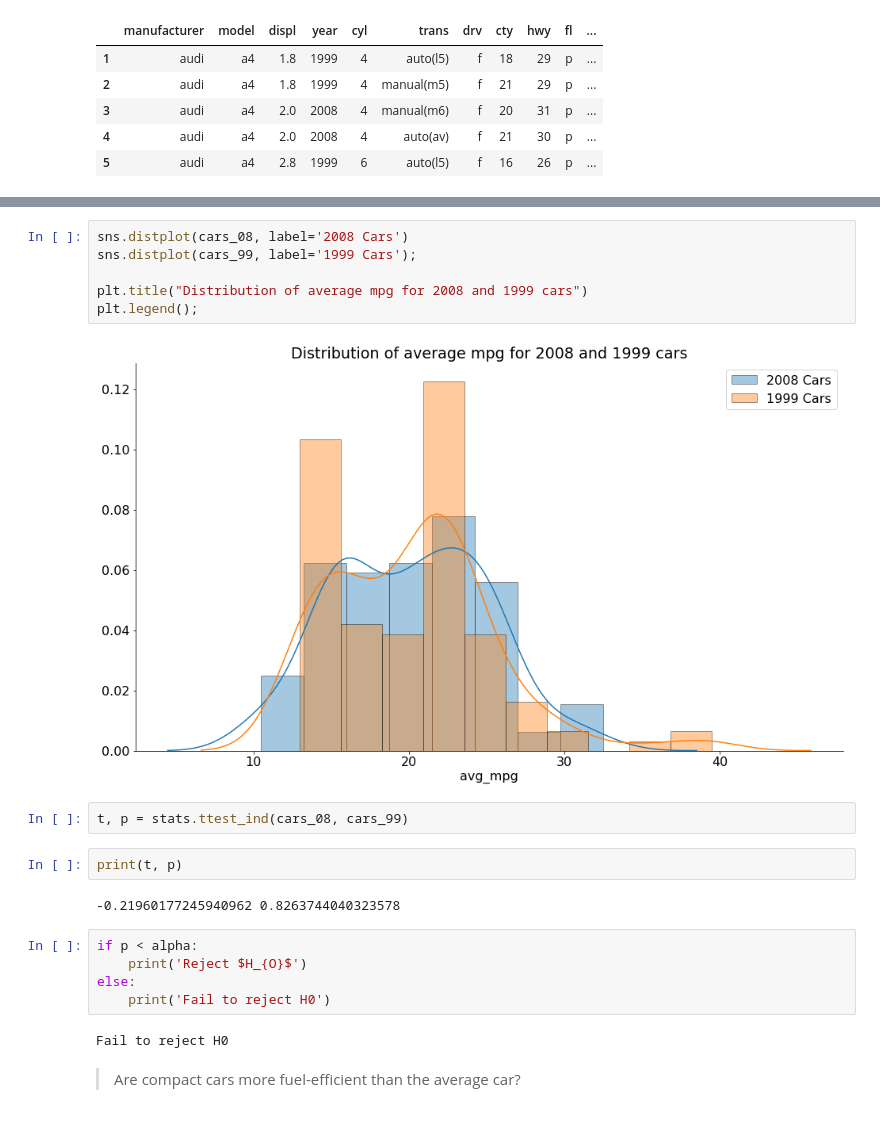
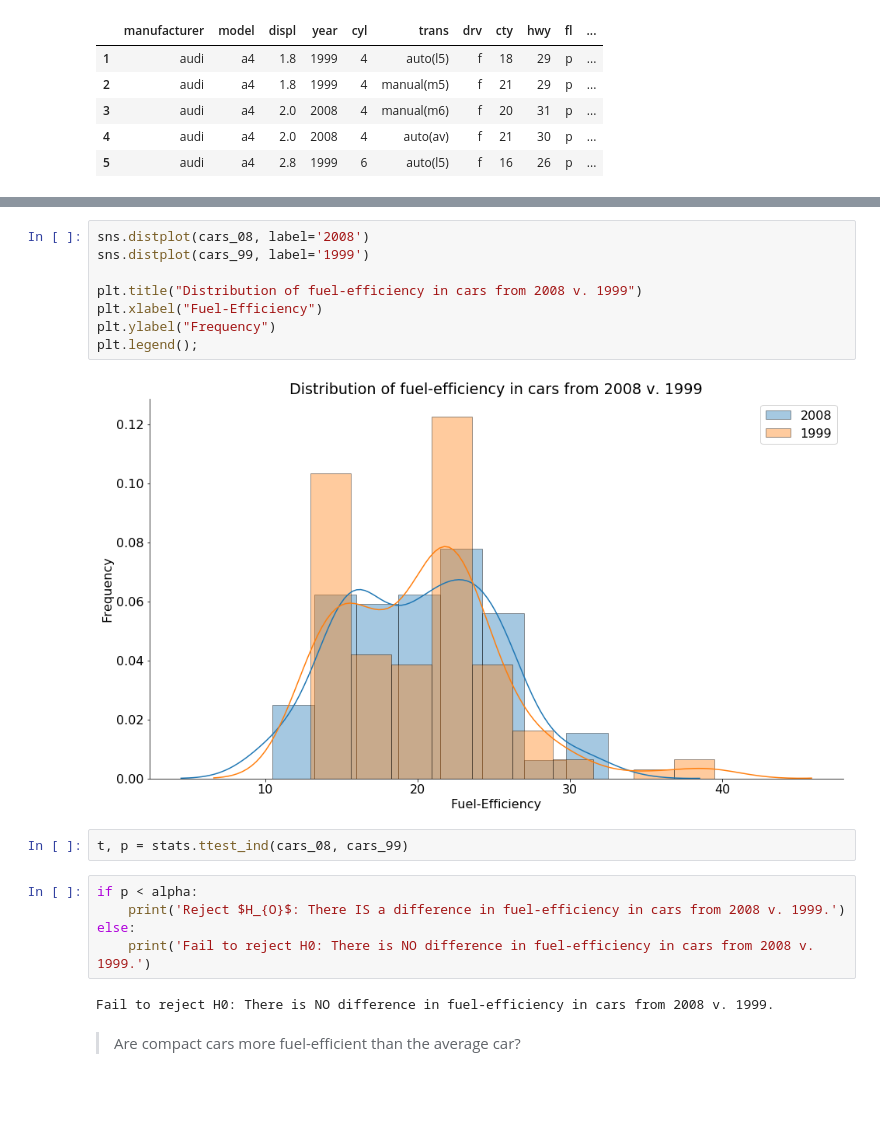
Before and after one commit to Promeos/statistics-exercises, a Jupyter notebook: hypothesis_testing.ipynb, the cells around one changed output, grey strips where cells are left out. Cells and saved outputs as stored; diff of their text form.

```diff
--- a/hypothesis_testing.ipynb
+++ b/hypothesis_testing.ipynb
@@ -385,23 +429,21 @@ cars_99 = df_mpg[df_mpg.year == 1999].avg_mpg
 # %%
-sns.distplot(cars_08, label='2008 Cars')
-sns.distplot(cars_99, label='1999 Cars');
+sns.distplot(cars_08, label='2008')
+sns.distplot(cars_99, label='1999')
 
-plt.title("Distribution of average mpg for 2008 and 1999 cars")
+plt.title("Distribution of fuel-efficiency in cars from 2008 v. 1999")
+plt.xlabel("Fuel-Efficiency")
+plt.ylabel("Frequency")
 plt.legend();
 # %% [output]
-[figure, old version]
+[figure, new version]
 # %%
 t, p = stats.ttest_ind(cars_08, cars_99)
-# %%
-print(t, p)
-# %% [output]
--0.21960177245940962 0.8263744040323578
 # %%
 if p < alpha:
-    print('Reject $H_{O}$')
+    print('Reject $H_{O}$: There IS a difference in fuel-efficiency in cars from 2008 v. 1999.')
 else:
-    print('Fail to reject H0')
+    print('Fail to reject H0: There is NO difference in fuel-efficiency in cars from 2008 v. 1999.')
 # %% [output]
-Fail to reject H0
+Fail to reject H0: There is NO difference in fuel-efficiency in cars from 2008 v. 1999.
 # %% [markdown]
 > Are compact cars more fuel-efficient than the average car?
```
Also changed, not shown: parts of 15 cells of this notebook.
